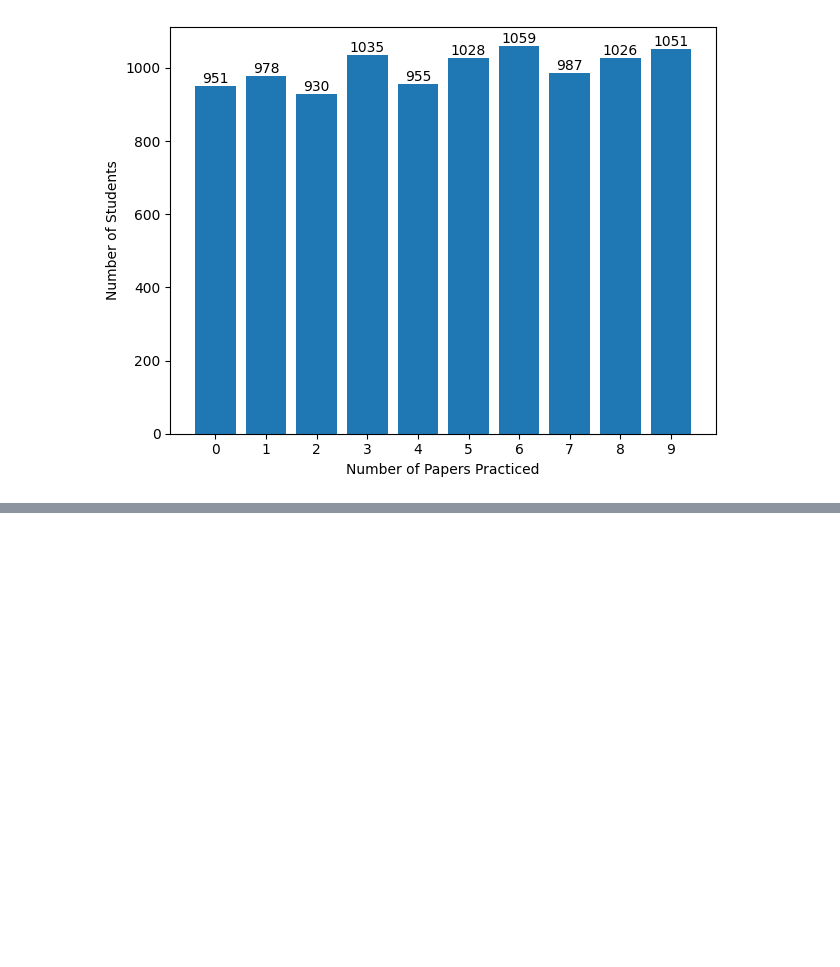
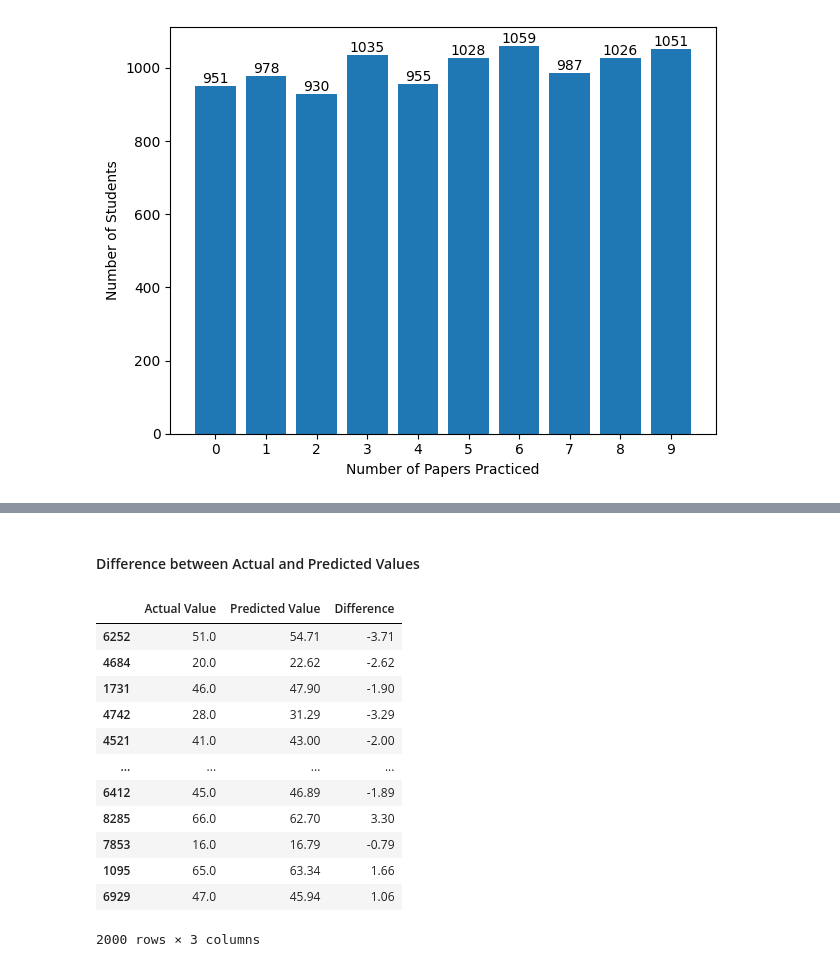
Before and after one commit to newguy7/DataScienceProjects, a Jupyter notebook: student_performance.ipynb, the cells around one changed output, grey strips where cells are left out. Saved outputs shown, nothing was run; the diff lists cells and outputs as text; code cells hidden in the pictures; blank space fills up the shorter version.

```diff
--- a/student_performance.ipynb
+++ b/student_performance.ipynb
@@ -214,0 +469,19 @@ plt.show()
+# %% [markdown]
+#### Difference between Actual and Predicted Values
+# %%
+pred_df=pd.DataFrame({'Actual Value':y_test,'Predicted Value':np.round(y_pred,2),'Difference':y_test-np.round(y_pred,2)})
+pred_df
+# %% [output]
+|  | Actual Value | Predicted Value | Difference |
+| 6252 | 51.0 | 54.71 | -3.71 |
+| 4684 | 20.0 | 22.62 | -2.62 |
+| 1731 | 46.0 | 47.90 | -1.90 |
+| 4742 | 28.0 | 31.29 | -3.29 |
+| 4521 | 41.0 | 43.00 | -2.00 |
+| ... | ... | ... | ... |
+| 6412 | 45.0 | 46.89 | -1.89 |
+| 8285 | 66.0 | 62.70 | 3.30 |
+| 7853 | 16.0 | 16.79 | -0.79 |
+| 1095 | 65.0 | 63.34 | 1.66 |
+| 6929 | 47.0 | 45.94 | 1.06 |
+2000 rows × 3 columns
```
Also changed, not shown: parts of 26 cells of this notebook.
